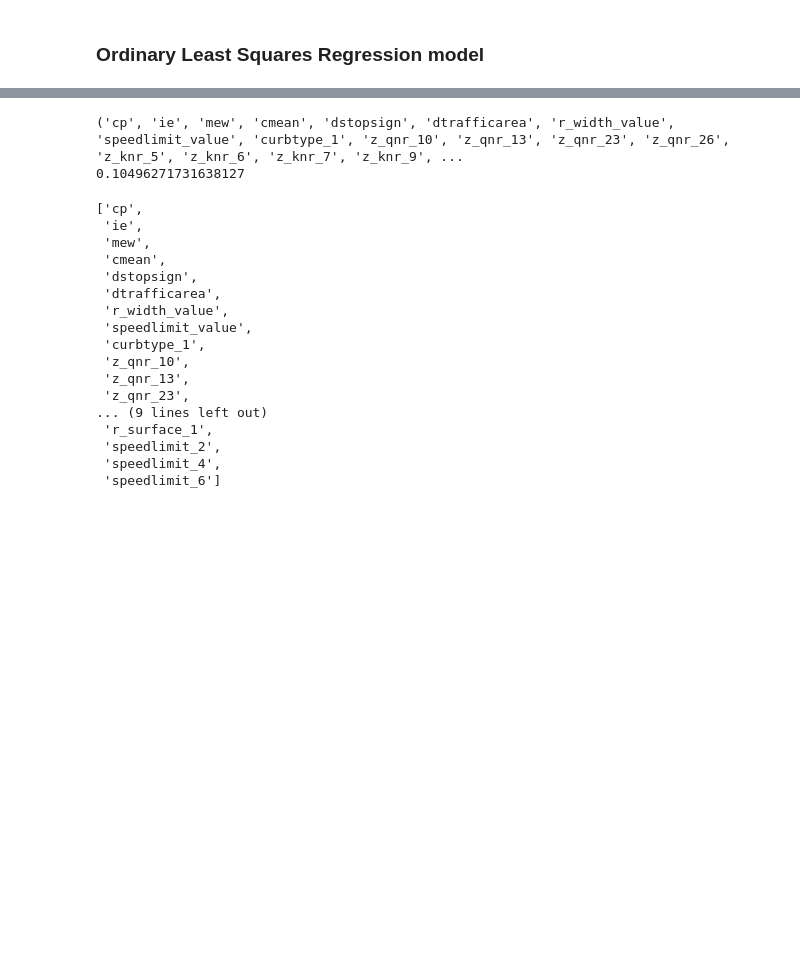
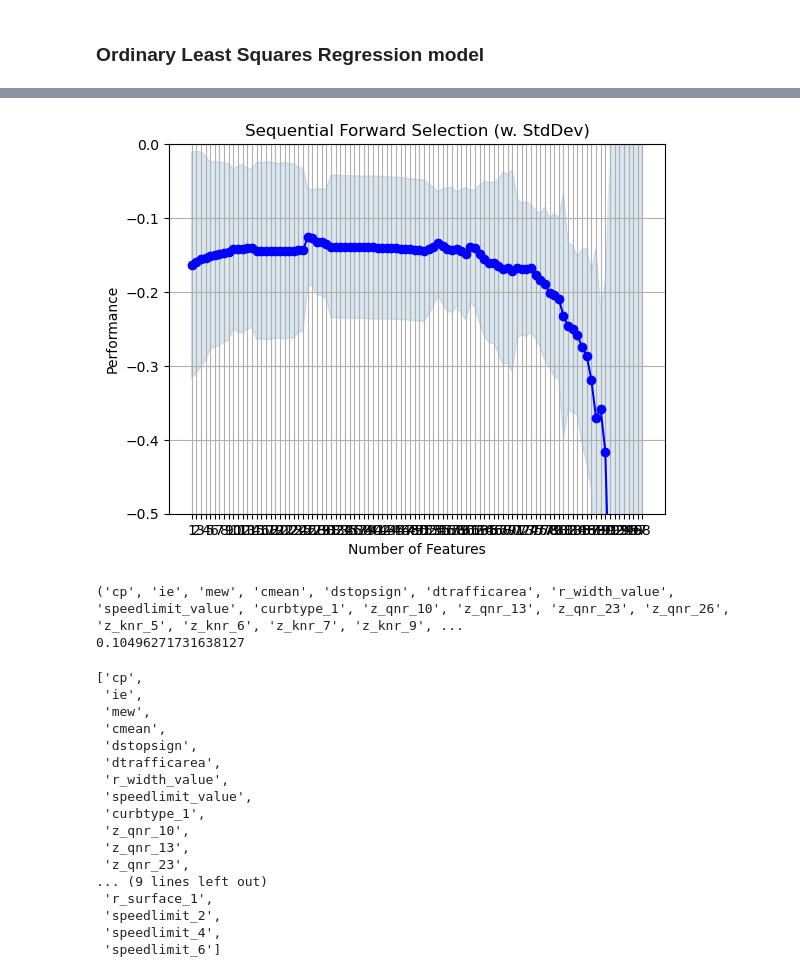
Before and after one commit to yeluH/MT_FI, a Jupyter notebook: Notebooks/0_Regression_presence_of_accident.ipynb, the cells around one changed output, grey strips where cells are left out. Saved outputs shown, nothing was run; the diff lists cells and outputs as text; code cells hidden in the pictures; blank space fills up the shorter version.

Commit message:
Add visualization and find best size of features

```diff
--- a/Notebooks/0_Regression_presence_of_accident.ipynb
+++ b/Notebooks/0_Regression_presence_of_accident.ipynb
@@ -170,11 +198,14 @@ x = dfacrpv[cn]
 # %% [markdown]
 ### Ordinary Least Squares Regression model
 # %%
-n = 25
+# n = 10
 sfs = SequentialFeatureSelector(linear_model.LinearRegression(),
-                                k_features=n,
+                                k_features='best',
                                 forward=True,
-                                scoring='r2'
-                                # ,cv=None default = 5
+                                floating=True,
+                                verbose = 2,
+                                scoring='neg_mean_squared_error',
+                                cv=5,
+                                n_jobs = -1
                                )
 selected_features = sfs.fit(x, y)
@@ -181,3 +282,12 @@ selected_features = sfs.fit(x, y)
+# %%
+fig1 = plot_sfs(selected_features.get_metric_dict(), kind='std_dev')
+
+plt.ylim([-0.5, 0])
+plt.title('Sequential Forward Selection (w. StdDev)')
+plt.grid()
+plt.show()
+# %% [output]
+[figure, added]
 # %%
 # n = 25 linear regression
 print(selected_features.k_feature_names_)
```
Also changed, not shown: parts of 12 cells of this notebook.
